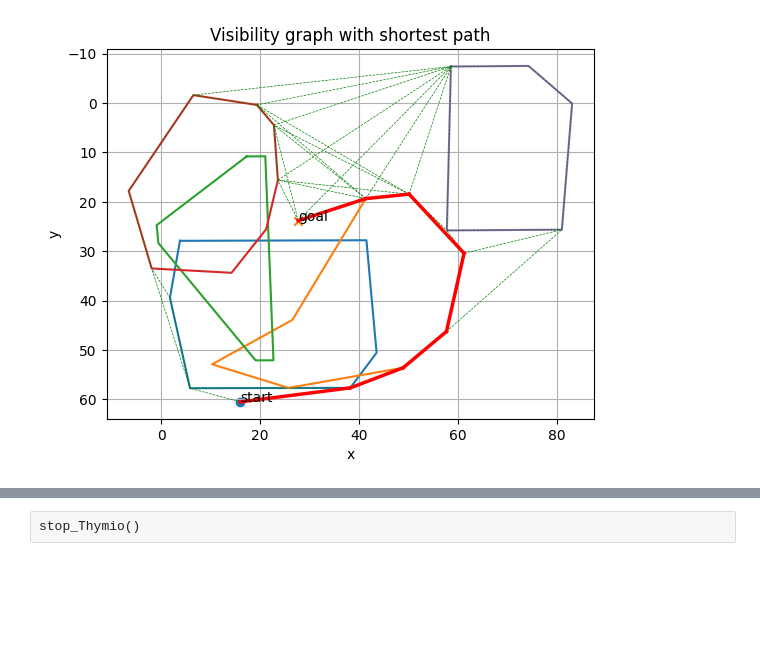
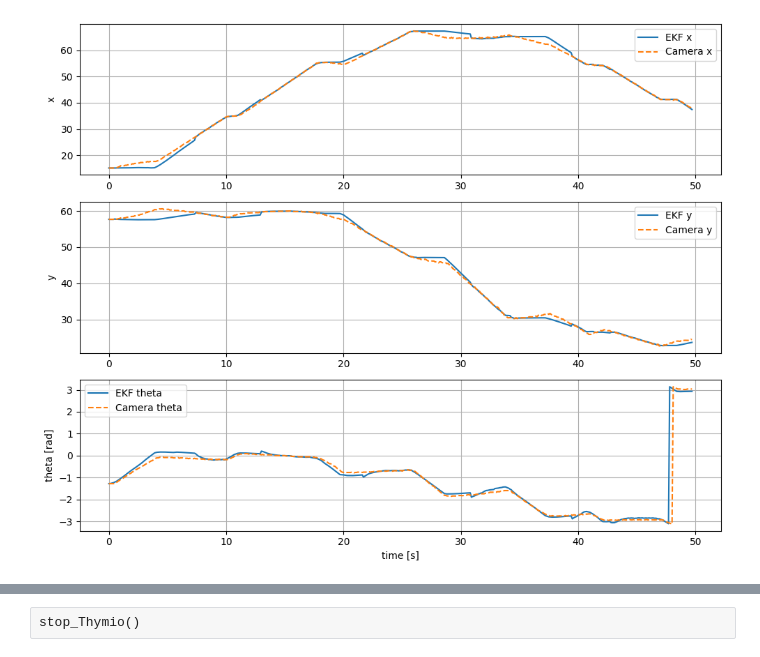
Before and after one commit to ittirath/Mobile-Robotics-Thymio-Project, a Jupyter notebook: BOMR_main_loop.ipynb, the cells around one changed output, grey strips where cells are left out. Drawn from its saved outputs; the diff is of its cells as text; code cells hidden in the pictures; blank space fills up the shorter version.

Commit message:
working kalman, next do local nav

```diff
--- a/BOMR_main_loop.ipynb
+++ b/BOMR_main_loop.ipynb
@@ -60,6 +60,20 @@ from global_navigation import *
 from local_navigation import *
 from motion_control import *
 # %%
+import warnings
+import time
+
+import numpy as np
+import cv2
+import matplotlib.pyplot as plt
+
+from global_variables import *
+from computer_vision import *
+from kalman import *
+from global_navigation import *
+from local_navigation import *
+from motion_control import *
+
 cap = cv2.VideoCapture(0)
 if not cap.isOpened():
     print("Could not open webcam")
@@ -72,6 +86,9 @@ theta_des = 0.0
 waypoints = None
 waypoint_index = 1 # 1 because 0 is the initial position
 X_array = [] # vector state logging over time
+X_camera_array = [] # vector state from camera logging over time
+X = None
+P = np.array([[var_x_cam,0,0],[0,var_y_cam,0],[0,0,var_theta_cam]])
 
 
 while True:
@@ -89,10 +106,9 @@ while True:
                 break
             continue  # wait for a usable frame
 
-
-        waypoints = get_global_path(thymio_start, goal, polygons_real_world, plot=True)
+        waypoints = get_global_path(thymio_start, goal, polygons_real_world, plot=False)
         if waypoints is None:
-            # no path found → stop and wait
+            # no path found -> stop and wait
             print("no path")
             apply_motor_commands(0, 0)
             cv2.imshow("Feed", frame)
@@ -100,7 +116,7 @@ while True:
                 break
             continue
 
-        # initialize state X
+        # initialize state X for kalman filter
         X = np.array([thymio_start[0], thymio_start[1], thymio_theta])
         waypoint_index = 1
         state = "ROTATE"
@@ -109,16 +125,18 @@ while True:
         # ROTATE / FORWARD: only need Thymio pose (kalman should be here normally)
         thymio_start, thymio_theta = get_pose_from_frame(frame, only_thymio=True)
         if thymio_start is not None and thymio_theta is not None:
-            X[0] = thymio_start[0]
-            X[1] = thymio_start[1]
-            X[2] = thymio_theta
-
             # UPDATE KALMAN FILTER HERE --------------------------------------------------------------------------
-            # v_r_motor, v_l_otor = get_motor_speeds()
-            # X, P = update_EKF(v_r_motor, v_l_motor, X, P, frame)
+            v_r_motor, v_l_motor = get_motor_speeds()
+            X, P = update_EKF(thymio_start, thymio_theta, v_r_motor, v_l_motor, X, P, frame)
+            #print(f"Kalman pose: x={X[0]:.3f} m, y={X[1]:.3f} m, theta={X[2]:.3f} rad")  # debug
 
             X_array.append(X.copy()) # copy to avoid corruption
-            #print("updateX")
+            # Debug: override kalman with camera measurement
+            # X[0] = thymio_start[0]
+            # X[1] = thymio_start[1]
+            # X[2] = thymio_theta
+            X_camera_array.append(np.array([thymio_start[0], thymio_start[1], thymio_theta]))
+
 
             # CHECK FOR KIDNAPPING HERE --------------------------------------------------------------------------
             if len(X_array) >= 2:
@@ -131,6 +149,8 @@ while True:
             if dist_moved > KIDNAPPING_THRESHOLD:  # threshold for kidnapping detection
                 print("Kidnapping detected")
                 state = "GLOBAL_NAVIGATION"
+
+            # CHECK FOR LOCAL NAVIGATION TRIGGER HERE --------------------------------------------------------------------------
 
     if state == "ROTATE":
 
@@ -167,10 +187,6 @@ while True:
             apply_motor_commands(v_r, v_l)
 
     elif state == "LOCAL_NAVIGATION":
-        # v_r_motor, v_l_motor = get_motor_speeds()
-        # X, P = update_EKF(v_r_motor, v_l_motor, X, P, frame)
-        # X_array.append(X)
-
         # local nav
         # if no obstacle switch to GLOBAL_NAVIGATION
         pass
@@ -187,6 +203,43 @@ while True:
         time.sleep(dt - elapsed)
 
 print("Thymio reached goal")
+
 cap.release()
 cv2.destroyAllWindows()
+
+# PLOTTING THE KALMAN FILTER RESULTS ----------------------------------------
+
+X_np      = np.array(X_array)         # shape (N, 3)
+Xcam_np   = np.array(X_camera_array)  # shape (N, 3)
+t         = np.arange(len(X_np)) * dt # or np.arange(len(X_np))
+
+plt.figure(figsize=(10, 8))
+
+# x
+plt.subplot(3, 1, 1)
+plt.plot(t, X_np[:, 0],    label="EKF x")
+plt.plot(t, Xcam_np[:, 0], label="Camera x", linestyle="--")
+plt.ylabel("x")
+plt.legend()
+plt.grid(True)
+
+# y
+plt.subplot(3, 1, 2)
+plt.plot(t, X_np[:, 1],    label="EKF y")
+plt.plot(t, Xcam_np[:, 1], label="Camera y", linestyle="--")
+plt.ylabel("y")
+plt.legend()
+plt.grid(True)
+
+# theta
+plt.subplot(3, 1, 3)
+plt.plot(t, X_np[:, 2],    label="EKF theta")
+plt.plot(t, Xcam_np[:, 2], label="Camera theta", linestyle="--")
+plt.xlabel("time [s]")
+plt.ylabel("theta [rad]")
+plt.legend()
+plt.grid(True)
+
+plt.tight_layout()
+plt.show()
 # %% [output]
@@ -197 +264 @@ Thymio reached goal
-[figure, old version]
+[figure, new version]
```
Also changed, not shown: parts of 1 cell of this notebook, 4 other files.
